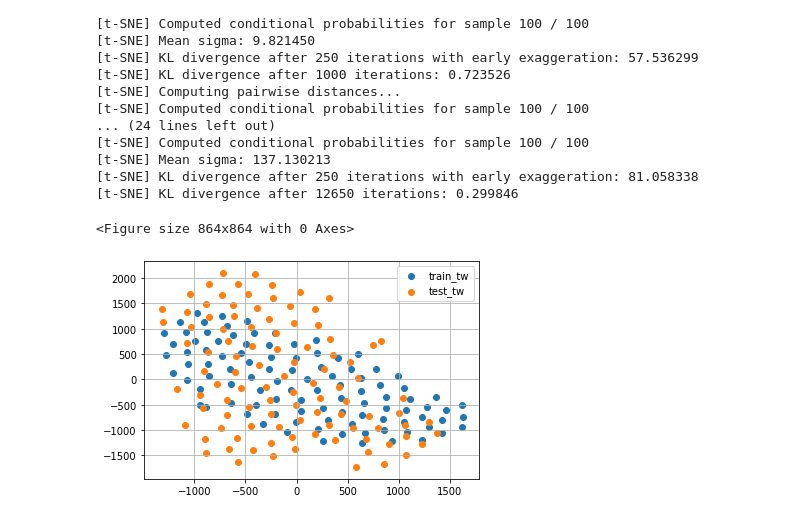
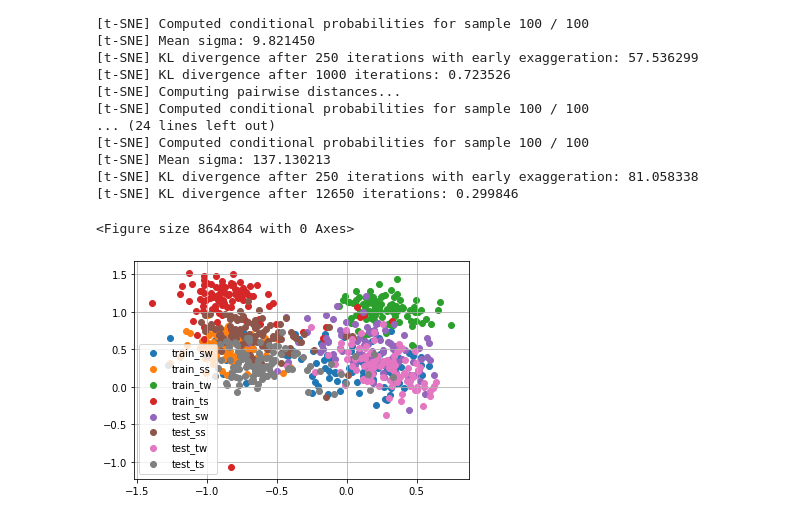
Before and after one commit to suta0001/tbi-mice-detection, a Jupyter notebook: plot_embedding.ipynb, the cells around one changed output. Saved outputs shown, nothing was run; the diff lists cells and outputs as text; code cells hidden in the pictures.

Commit message:
Updated to use generate_embedding from featureextraction

```diff
--- a/plot_embedding.ipynb
+++ b/plot_embedding.ipynb
@@ -83,0 +57,13 @@ Call initializer instance with the dtype argument instead of passing it to the c
+# %%
+# load a siamese model and generate embeddings for EEG epochs
+models_path = 'models'
+config_file = 'siam5_4c_ew32_25.yaml'
+model_file = os.path.join(models_path, config_file)
+train_sw_epochs = generate_embeddings(decimate(train_sw_s_epochs, 4), model_file)
+train_ss_epochs = generate_embeddings(decimate(train_ss_s_epochs, 4), model_file)
+train_tw_epochs = generate_embeddings(decimate(train_tw_s_epochs, 4), model_file)
+train_ts_epochs = generate_embeddings(decimate(train_ts_s_epochs, 4), model_file)
+test_sw_epochs = generate_embeddings(decimate(test_sw_s_epochs, 4), model_file)
+test_ss_epochs = generate_embeddings(decimate(test_ss_s_epochs, 4), model_file)
+test_tw_epochs = generate_embeddings(decimate(test_tw_s_epochs, 4), model_file)
+test_ts_epochs = generate_embeddings(decimate(test_ts_s_epochs, 4), model_file)
@@ -114,19 +117,19 @@ test_ts_epochs = tsne.fit_transform(test_ts_epochs)
 # %%
 # plot t-SNE embeddings
 plt.figure(figsize=(12.0, 12.0))
 fig, ax = plt.subplots()
-#ax.scatter(train_sw_epochs[:, 0], train_sw_epochs[:, 1], label='train_sw')
-#ax.scatter(train_ss_epochs[:, 0], train_ss_epochs[:, 1], label='train_ss')
-#ax.scatter(train_tw_epochs[:, 0], train_tw_epochs[:, 1], label='train_tw')
-#ax.scatter(train_ts_epochs[:, 0], train_ts_epochs[:, 1], label='train_ts')
-#ax.scatter(test_sw_epochs[:, 0], test_sw_epochs[:, 1], label='test_sw')
-#ax.scatter(test_ss_epochs[:, 0], test_ss_epochs[:, 1], label='test_ss')
-#ax.scatter(test_tw_epochs[:, 0], test_tw_epochs[:, 1], label='test_tw')
-#ax.scatter(test_ts_epochs[:, 0], test_ts_epochs[:, 1], label='test_ts')
+ax.scatter(train_sw_epochs[:, 0], train_sw_epochs[:, 1], label='train_sw')
+ax.scatter(train_ss_epochs[:, 0], train_ss_epochs[:, 1],label='train_ss')
+ax.scatter(train_tw_epochs[:, 0], train_tw_epochs[:, 1], label='train_tw')
+ax.scatter(train_ts_epochs[:, 0], train_ts_epochs[:, 1], label='train_ts')
+ax.scatter(test_sw_epochs[:, 0], test_sw_epochs[:, 1], label='test_sw')
+ax.scatter(test_ss_epochs[:, 0], test_ss_epochs[:, 1], label='test_ss')
+ax.scatter(test_tw_epochs[:, 0], test_tw_epochs[:, 1], label='test_tw')
+ax.scatter(test_ts_epochs[:, 0], test_ts_epochs[:, 1], label='test_ts')
 ax.legend()
 ax.grid(True)
 
 plt.show()
 # %% [output]
 <Figure size 864x864 with 0 Axes>
-[figure, old version]
+[figure, new version]
```
Also changed, not shown: parts of 4 cells of this notebook.
